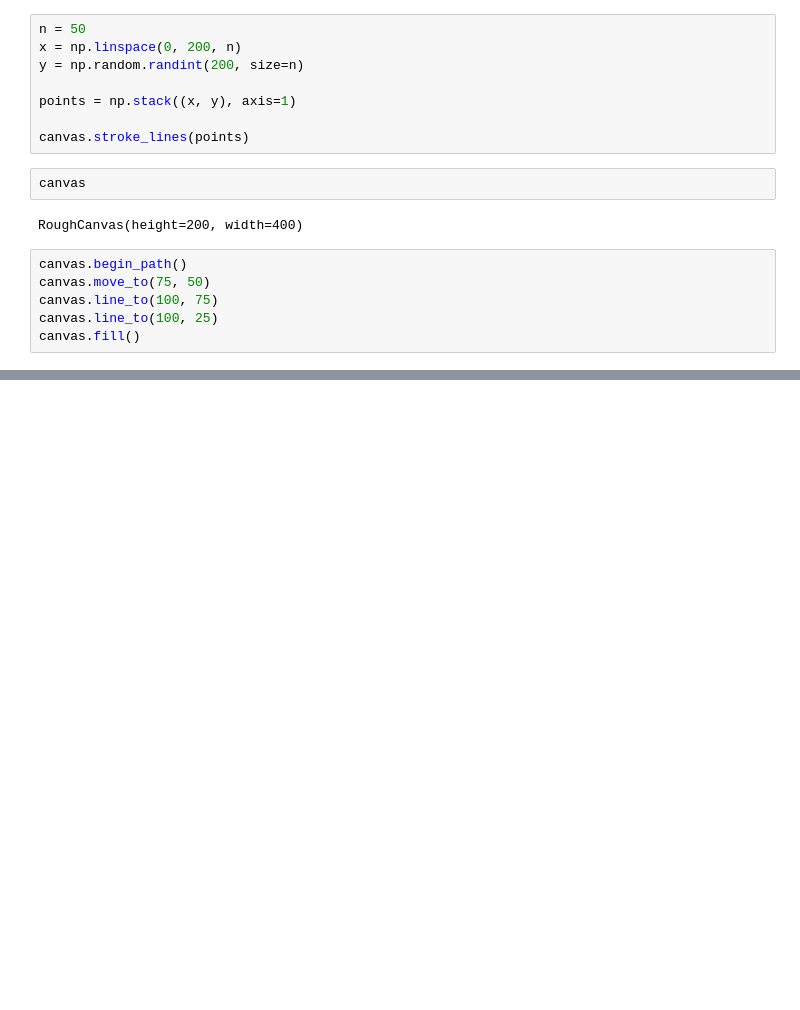
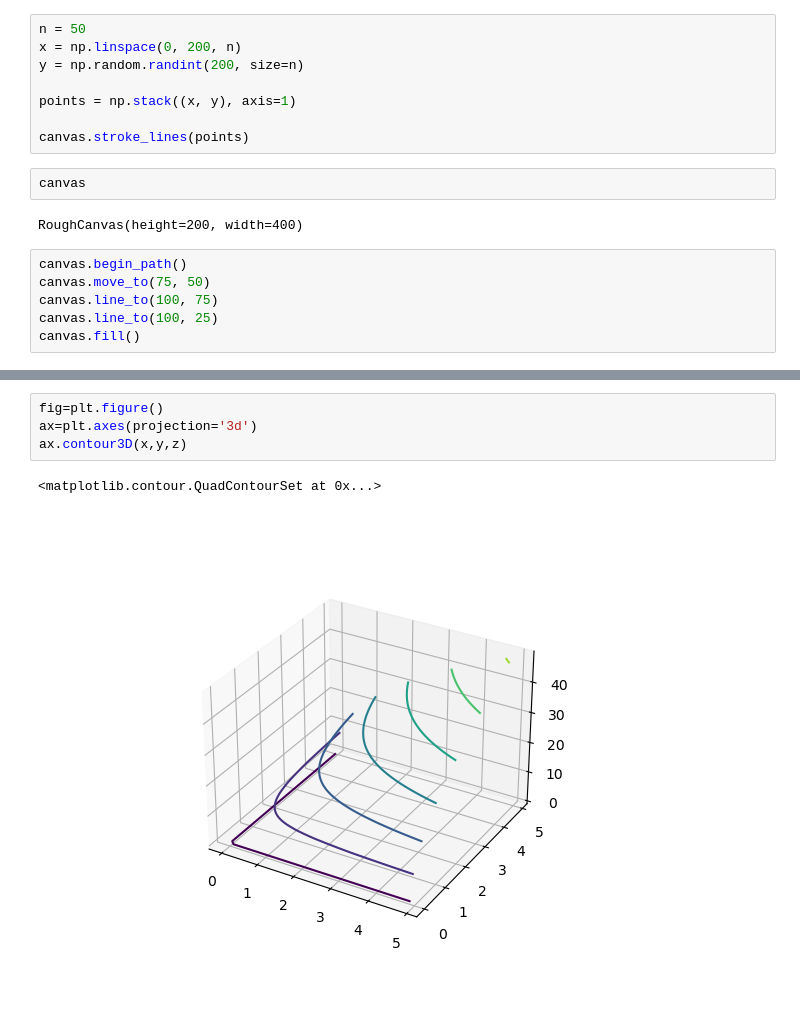
Before and after one commit to arivero/CursoPythonFis, a Jupyter notebook: ejemplos/display.ipynb, the cells around one changed output, grey strips where cells are left out. Cells and saved outputs as stored; diff of their text form; blank space fills up the shorter version.

```diff
--- a/ejemplos/display.ipynb
+++ b/ejemplos/display.ipynb
@@ -101,0 +161,7 @@ canvas.fill()
+# %%
+fig=plt.figure()
+ax=plt.axes(projection='3d')
+ax.contour3D(x,y,z)
+# %% [output]
+<matplotlib.contour.QuadContourSet at 0x...>
+[figure, added]
```
Also changed, not shown: parts of 10 cells of this notebook.
